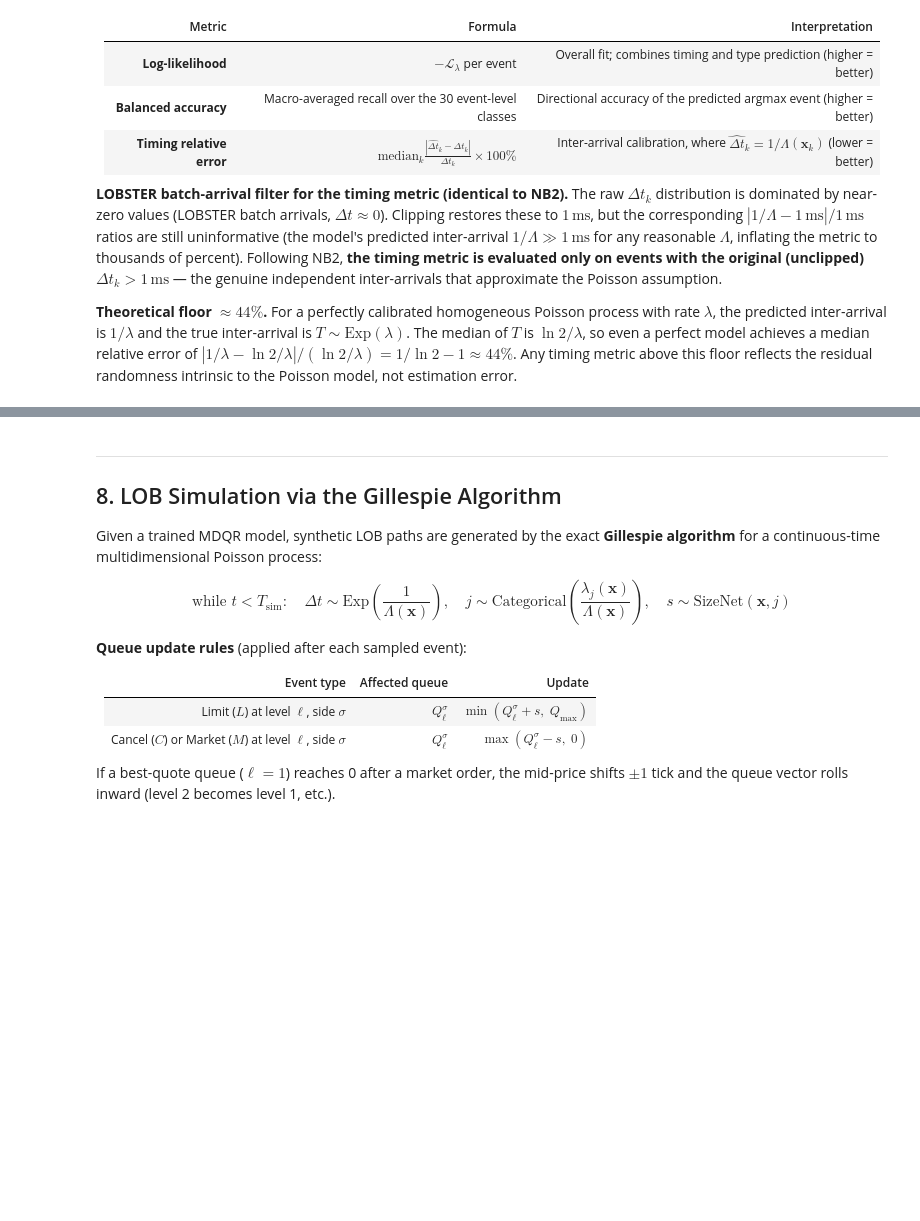
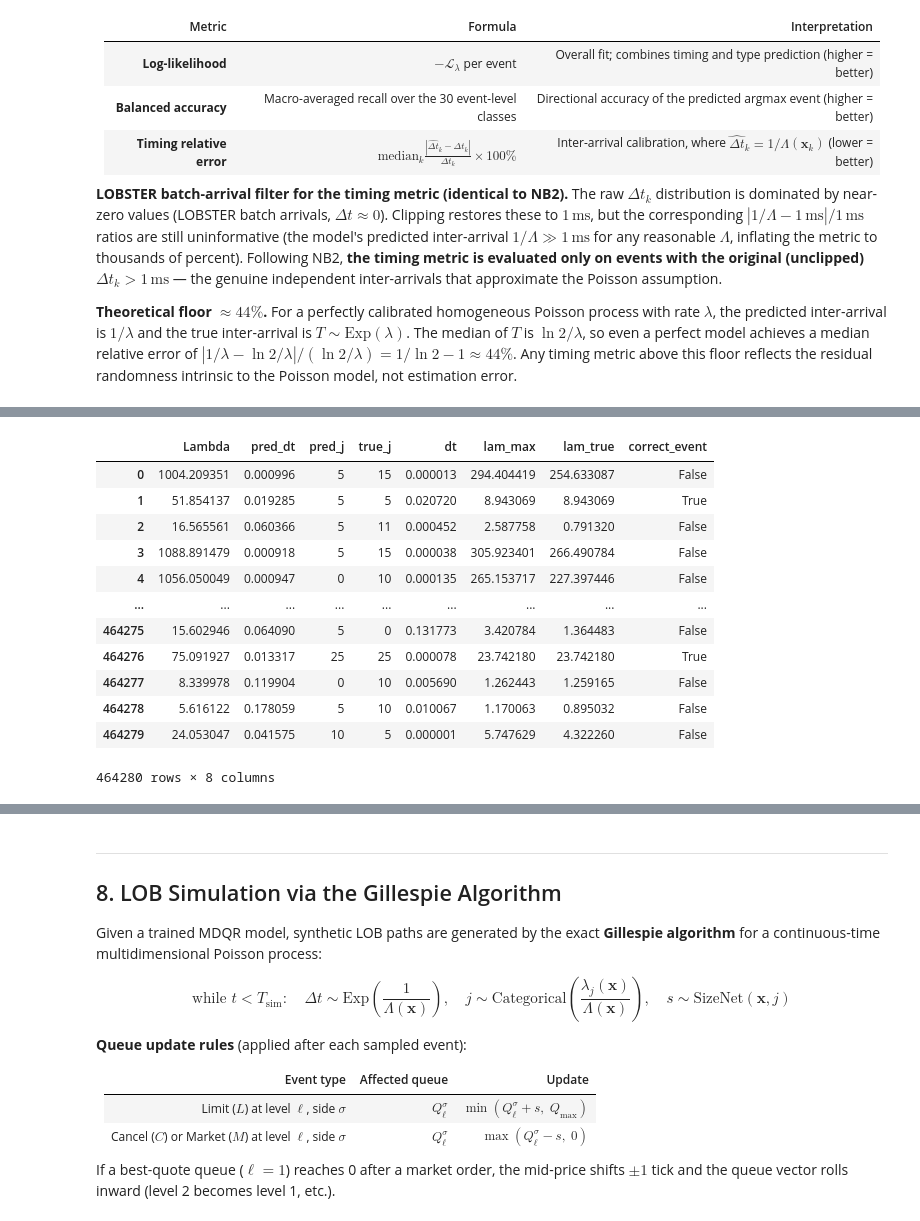
Before and after one commit to archer-paul/DeepQR-Microstructure, a Jupyter notebook: 03_mdqr_model_rebectest.ipynb, the cells around one changed output, grey strips where cells are left out. Cells and saved outputs as stored; diff of their text form; code cells hidden in the pictures; blank space fills up the shorter version.

```diff
--- a/03_mdqr_model_rebectest.ipynb
+++ b/03_mdqr_model_rebectest.ipynb
@@ -1116,0 +1136,35 @@ DIAGNOSTIC — Section 7 (evaluation)
+# %%
+mdqr_metrics, mdqr_out = evaluate_mdqr(mdqr_net, ds_train, device)
+
+# Convetsion to dataframe
+df_mdqr = pd.DataFrame({
+    "Lambda": mdqr_out["Lambda"],
+    "pred_dt": mdqr_out["pred_dt"],
+    "pred_j": mdqr_out["pred_j"],
+    "true_j": ds_train["event_j"],
+    "dt": ds_train["dt"]
+})
+
+# Adding intensities
+lam = mdqr_out["lam"]
+df_mdqr["lam_max"] = lam.max(axis=1)
+df_mdqr["lam_true"] = lam[np.arange(len(lam)), df_mdqr["true_j"]]
+
+# Accuracy
+df_mdqr["correct_event"] = (df_mdqr["pred_j"] == df_mdqr["true_j"])
+
+df_mdqr
+# %% [output]
+|  | Lambda | pred_dt | pred_j | true_j | dt | lam_max | lam_true | correct_event |
+| 0 | 1004.209351 | 0.000996 | 5 | 15 | 0.000013 | 294.404419 | 254.633087 | False |
+| 1 | 51.854137 | 0.019285 | 5 | 5 | 0.020720 | 8.943069 | 8.943069 | True |
+| 2 | 16.565561 | 0.060366 | 5 | 11 | 0.000452 | 2.587758 | 0.791320 | False |
+| 3 | 1088.891479 | 0.000918 | 5 | 15 | 0.000038 | 305.923401 | 266.490784 | False |
+| 4 | 1056.050049 | 0.000947 | 0 | 10 | 0.000135 | 265.153717 | 227.397446 | False |
+| ... | ... | ... | ... | ... | ... | ... | ... | ... |
+| 464275 | 15.602946 | 0.064090 | 5 | 0 | 0.131773 | 3.420784 | 1.364483 | False |
+| 464276 | 75.091927 | 0.013317 | 25 | 25 | 0.000078 | 23.742180 | 23.742180 | True |
+| 464277 | 8.339978 | 0.119904 | 0 | 10 | 0.005690 | 1.262443 | 1.259165 | False |
+| 464278 | 5.616122 | 0.178059 | 5 | 10 | 0.010067 | 1.170063 | 0.895032 | False |
+| 464279 | 24.053047 | 0.041575 | 10 | 5 | 0.000001 | 5.747629 | 4.322260 | False |
+464280 rows × 8 columns
```
Also changed, not shown: parts of 16 cells of this notebook, 3 other files.
